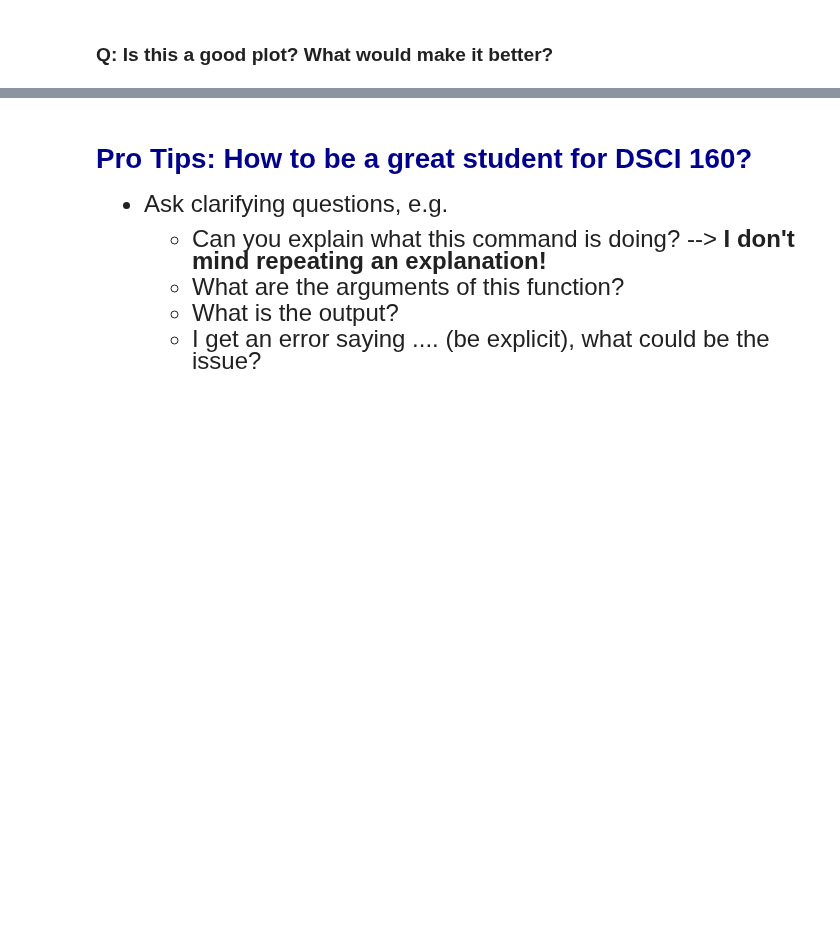
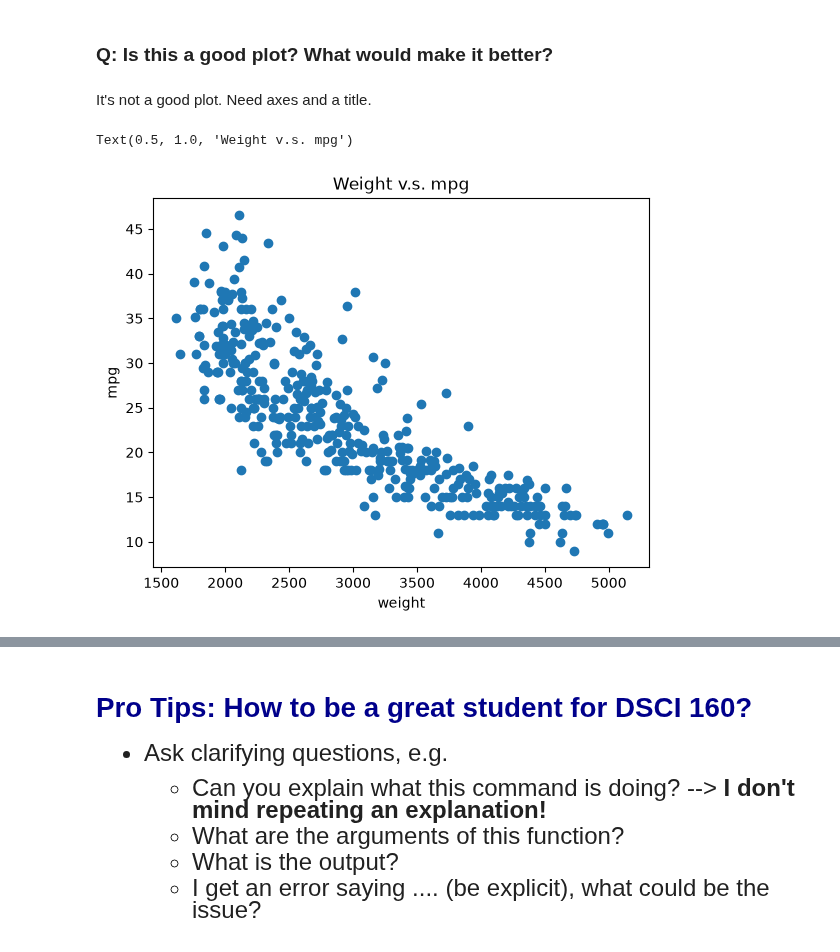
Before and after one commit to victoria724/datasci151fall2026, a Jupyter notebook: lecture_02/Lecture02.ipynb, the cells around one changed output, grey strips where cells are left out. Cells and saved outputs as stored; diff of their text form; code cells hidden in the pictures; blank space fills up the shorter version.

```diff
--- a/lecture_02/Lecture02.ipynb
+++ b/lecture_02/Lecture02.ipynb
@@ -280,0 +414,11 @@ plt.show()
+# %% [markdown]
+It's not a good plot. Need axes and a title.
+# %%
+plt.scatter(x = carfeatures['weight'], y = carfeatures['mpg'])
+plt.xlabel("weight")
+plt.ylabel("mpg")
+plt.title("Weight v.s. mpg")
+plt.show()
+# %% [output]
+Text(0.5, 1.0, 'Weight v.s. mpg')
+[figure, added]
```
Also changed, not shown: parts of 16 cells of this notebook, 24 other files.
